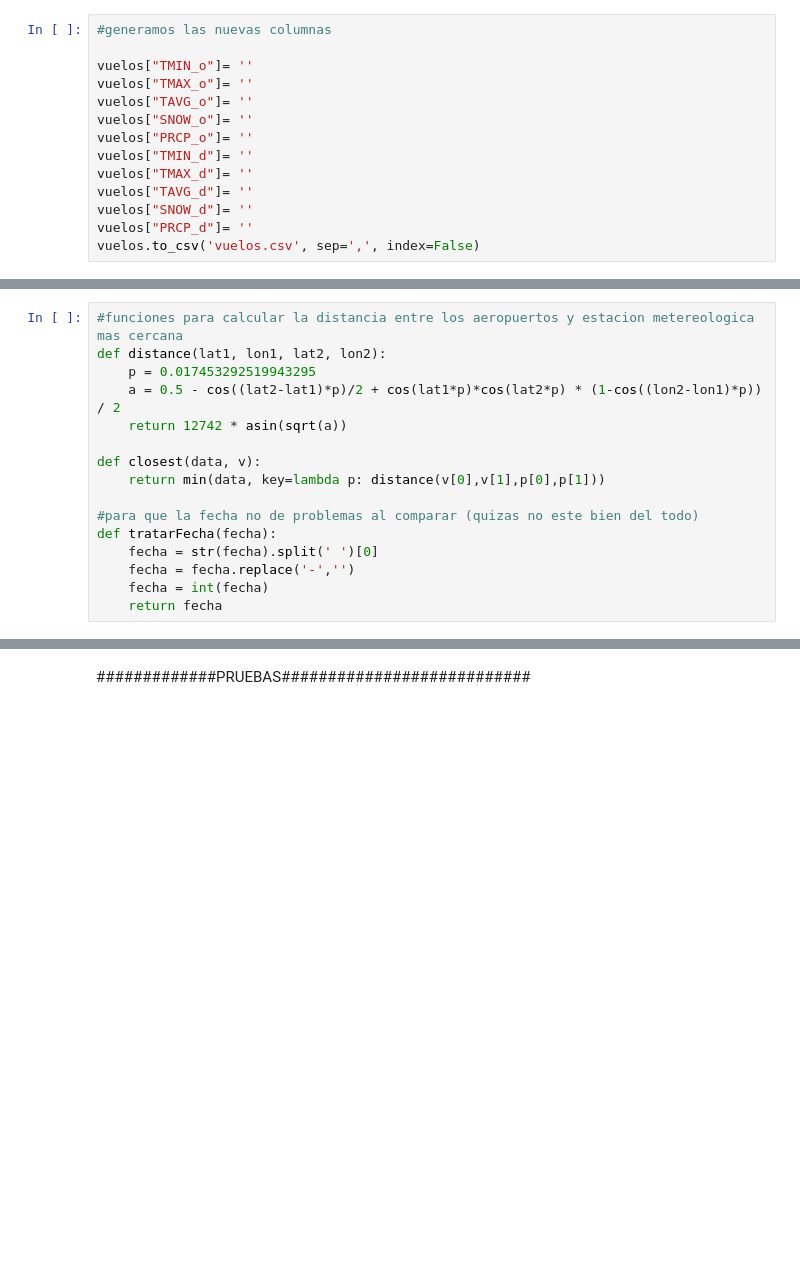
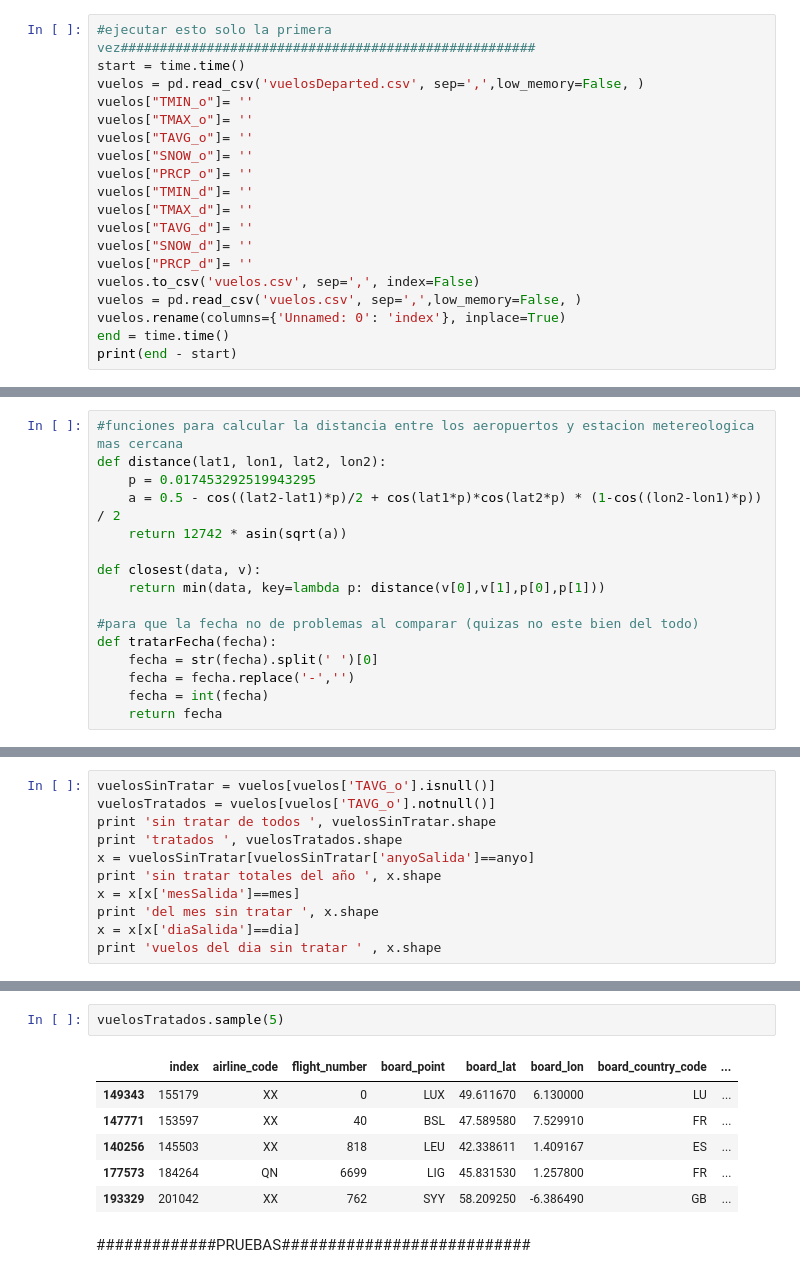
Before and after one commit to EMayorga/TFM, a Jupyter notebook: WEATHER.ipynb, the cells around one changed output, grey strips where cells are left out. Cells and saved outputs as stored; diff of their text form; blank space fills up the shorter version.

```diff
--- a/WEATHER.ipynb
+++ b/WEATHER.ipynb
@@ -9,6 +9,7 @@ vuelos = pd.read_csv('vuelosDeparted.csv', sep=',',low_memory=False, )
 # %%
-#generamos las nuevas columnas
-
+#ejecutar esto solo la primera vez#####################################################
+start = time.time()
+vuelos = pd.read_csv('vuelosDeparted.csv', sep=',',low_memory=False, )
 vuelos["TMIN_o"]= ''
 vuelos["TMAX_o"]= ''
 vuelos["TAVG_o"]= ''
@@ -20,3 +21,7 @@ vuelos["TAVG_d"]= ''
 vuelos["SNOW_d"]= ''
 vuelos["PRCP_d"]= ''
 vuelos.to_csv('vuelos.csv', sep=',', index=False)
+vuelos = pd.read_csv('vuelos.csv', sep=',',low_memory=False, )
+vuelos.rename(columns={'Unnamed: 0': 'index'}, inplace=True)
+end = time.time()
+print(end - start)
@@ -190,0 +316,11 @@ vuelos.to_csv('vuelos.csv', sep=',', index=False)
+# %%
+vuelosSinTratar = vuelos[vuelos['TAVG_o'].isnull()]
+vuelosTratados = vuelos[vuelos['TAVG_o'].notnull()]
+print 'sin tratar de todos ', vuelosSinTratar.shape
+print 'tratados ', vuelosTratados.shape
+x = vuelosSinTratar[vuelosSinTratar['anyoSalida']==anyo]
+print 'sin tratar totales del año ', x.shape
+x = x[x['mesSalida']==mes]
+print 'del mes sin tratar ', x.shape
+x = x[x['diaSalida']==dia]
+print 'vuelos del dia sin tratar ' , x.shape
@@ -191,3 +340,12 @@ vuelos.to_csv('vuelos.csv', sep=',', index=False)
+# %%
+vuelosTratados.sample(5)
+# %% [output]
+|  | index | airline_code | flight_number | board_point | board_lat | board_lon | board_country_code | ... |
+| 149343 | 155179 | XX | 0 | LUX | 49.611670 | 6.130000 | LU | ... |
+| 147771 | 153597 | XX | 40 | BSL | 47.589580 | 7.529910 | FR | ... |
+| 140256 | 145503 | XX | 818 | LEU | 42.338611 | 1.409167 | ES | ... |
+| 177573 | 184264 | QN | 6699 | LIG | 45.831530 | 1.257800 | FR | ... |
+| 193329 | 201042 | XX | 762 | SYY | 58.209250 | -6.386490 | GB | ... |
 # %% [markdown]
 #############PRUEBAS###########################
 # %%
```
Also changed, not shown: parts of 34 cells of this notebook.
